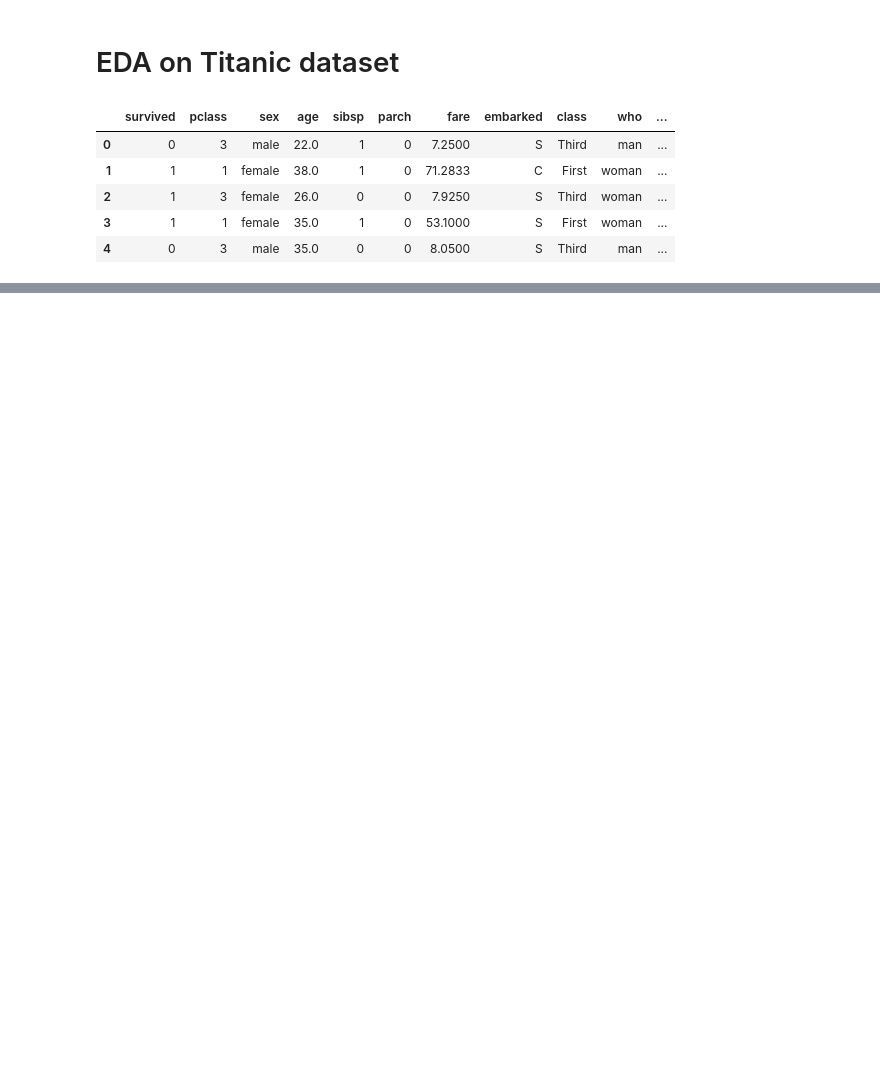
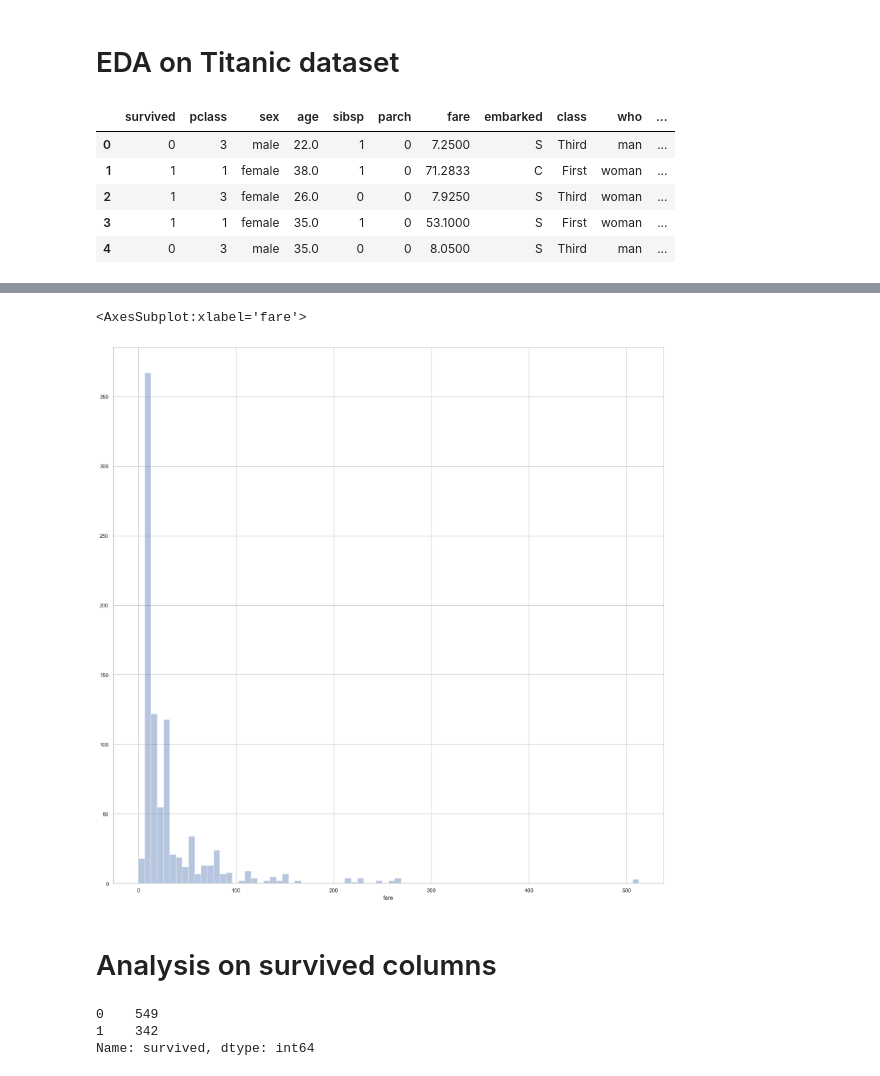
Before and after one commit to melwinmpk/python_datascience, a Jupyter notebook: TitanicDataSet_training/EDA_on_Titanic.ipynb, the cells around one changed output, grey strips where cells are left out. Drawn from its saved outputs; the diff is of its cells as text; code cells hidden in the pictures; blank space fills up the shorter version.

```diff
--- a/TitanicDataSet_training/EDA_on_Titanic.ipynb
+++ b/TitanicDataSet_training/EDA_on_Titanic.ipynb
@@ -57,0 +99,14 @@ sns.heatmap(data = ttnc.isnull(), cmap = 'Reds', cbar = True)
+# %%
+cnv, ax = plt.subplots(figsize = (20,20))
+sns.distplot(ttnc['fare'], kde = False, bins = 80)
+# %% [output]
+<AxesSubplot:xlabel='fare'>
+[figure, added]
+# %% [markdown]
+# Analysis on survived columns
+# %%
+ttnc['survived'].value_counts()
+# %% [output]
+0    549
+1    342
+Name: survived, dtype: int64
```
Also changed, not shown: parts of 21 cells of this notebook, 1 other file.
